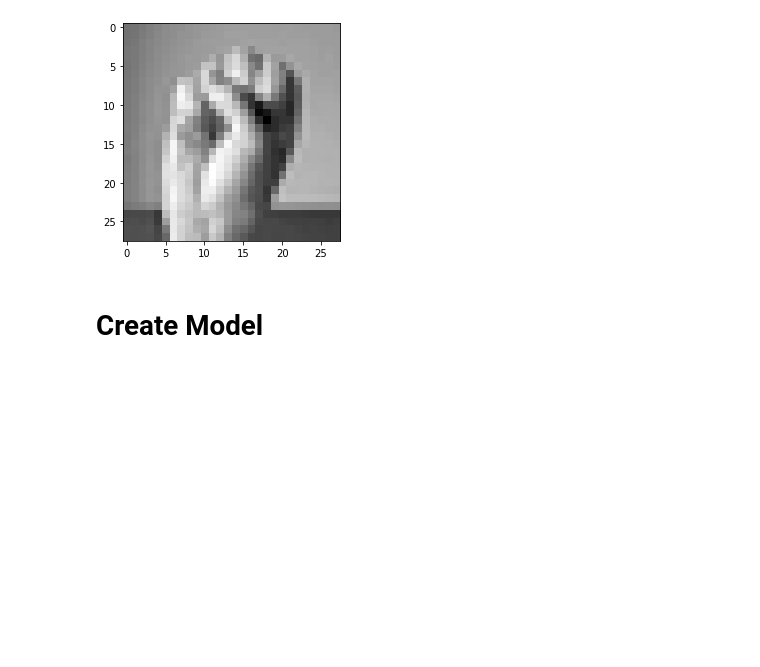
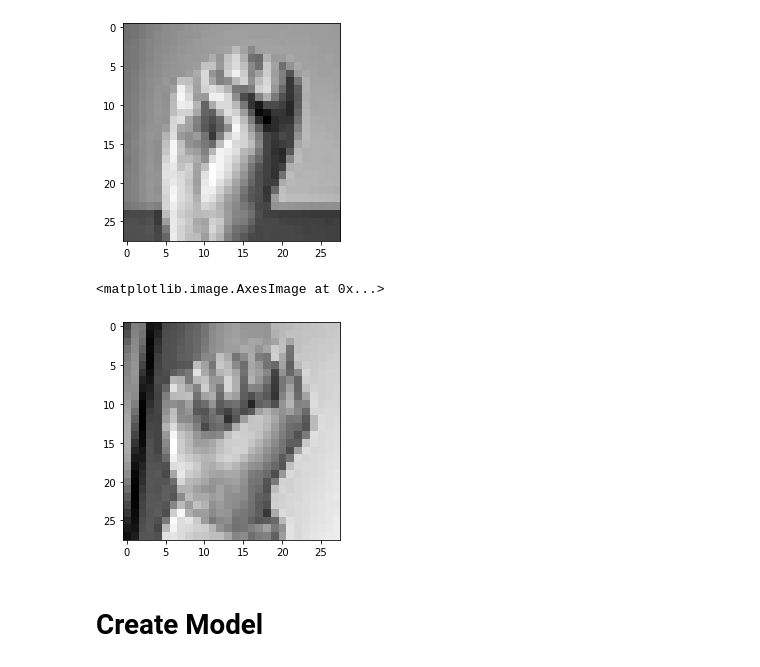
Before and after one commit to diannejardinez/cnn-for-computer-vision, a Jupyter notebook: CNN-MNIST-Sign-Language/CNN-MNIST-Sign-Language.ipynb, the cells around one changed output. Cells and saved outputs as stored; diff of their text form; code cells hidden in the pictures; blank space fills up the shorter version.

Commit message:
Preparing dataset for training-splitdata

```diff
--- a/CNN-MNIST-Sign-Language/CNN-MNIST-Sign-Language.ipynb
+++ b/CNN-MNIST-Sign-Language/CNN-MNIST-Sign-Language.ipynb
@@ -131,3 +131,8 @@ plt.imshow(pxl_img[index].reshape(28,28),cmap='gray')
  0.]
 <matplotlib.image.AxesImage at 0x...>
 [figure]
+# %%
+# Split data into x_train, x_test, y_train and y_test
+from sklearn.model_selection import train_test_split
+
+x_train, x_test, y_train, y_test = train_test_split(pxl_img, one_hot_label, test_size = 0.3, random_state = 101)
@@ -134,3 +147,21 @@ plt.imshow(pxl_img[index].reshape(28,28),cmap='gray')
+# %%
+# Scale images
+from sklearn.preprocessing import MinMaxScaler
+
+scale_normalize = MinMaxScaler().fit(x_train)
+
+x_train = scale_normalize.transform(x_train)
+x_test = scale_normalize.transform(x_test)
+
+# Reshape images into the size required by TF and Keras
+x_train = x_train.reshape(x_train.shape[0], 28, 28, 1)
+x_test = x_test.reshape(x_test.shape[0], 28, 28, 1)
+# %%
+# Show image to check
+plt.imshow(x_train[0].reshape(28,28),cmap='gray')
+# %% [output]
+<matplotlib.image.AxesImage at 0x...>
+[figure, added]
 # %% [markdown]
 # Create Model
 # %% [markdown]
```
Also changed, not shown: parts of 1 cell of this notebook.
